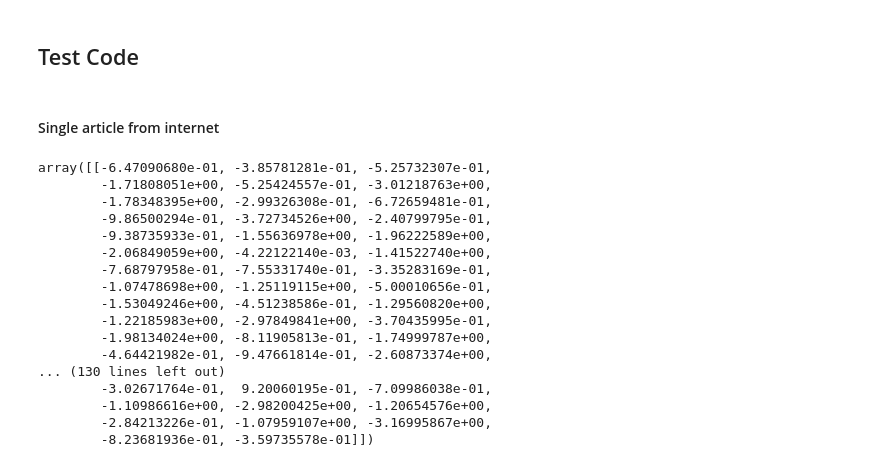
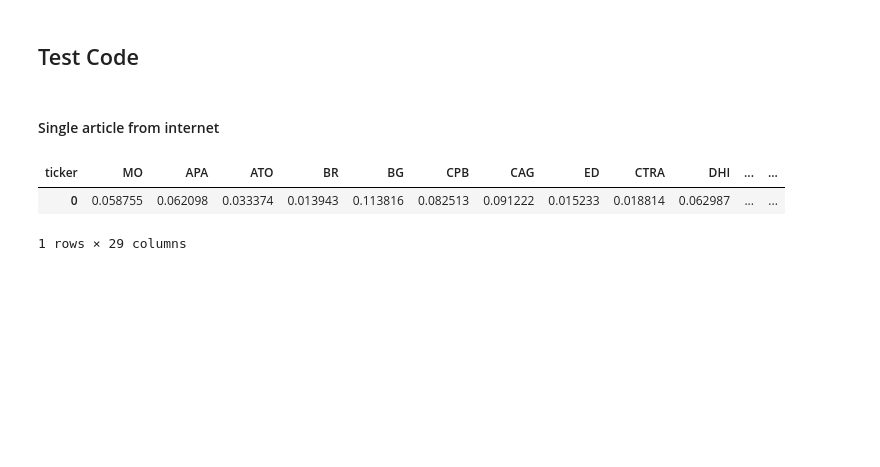
Before and after one commit to JiNathan/StockMarketPrediction, a Jupyter notebook: News_Data_Processing.ipynb, the cells around one changed output. Drawn from its saved outputs; the diff is of its cells as text; code cells hidden in the pictures; blank space fills up the shorter version.

```diff
--- a/News_Data_Processing.ipynb
+++ b/News_Data_Processing.ipynb
@@ -288,49 +313,36 @@ Later on Monday, Musk met with Israeli President Isaac Herzog, who decried “th
 
 “We need to fight it together, because on the platforms which you lead, unfortunately, there’s a harboring of a lot of all the hate,” Herzog told Musk.
 
 Referring to his meeting with Netanyahu, Musk called for three things to happen in Gaza: the killing of those who “insist on murdering civilians”; the overhaul of education, so a new generation of killers doesn’t take hold; and the development of prosperity.
 
 Watching Hamas militants kill innocents illustrated how propaganda can incite people to violence, Musk said.
 
 “These people have been fed propaganda since they were children. And it’s remarkable what humans are capable of if they’re fed falsehoods from when they are children,” Musk said. “They will think that the murder of innocent people is a good thing. That is how much propaganda can affect people’s minds.”
 
 Starlink deal
 Separately on Monday, Musk reached a “principle understanding” with Israel to operate SpaceX’s Starlink satellites in Gaza, according to Israeli Communications Minister Shlomo Karhi, but only with Israeli approval.
 
 Israeli officials have warned him against supplying aid organizations within Gaza with internet connectivity through Starlink, saying it would be used by Hamas.
 
 Gaza has suffered several communications blackouts since the war began, effectively sealing off the enclave’s residents from the outside world and one another. Aid groups inside the strip said Palestinians were unable to contact emergency services amid heavy strikes under those blackouts.
 
 “This understanding is vital, as is it for everyone who desires a better world, free of evil and free of anti-Semitism, for our children’s sake,” Karhi wrote on X before welcoming Musk to the country.
 
 SpaceX did not immediately respond to a request for comment.
 
 How Starlink would operate in Gaza was not immediately clear. Starlink uses a constellation of about 5,000 satellites operated by SpaceX to beam internet signals to stations on the ground. It’s used primarily in rural and remote areas without broadband access to the internet and has served as a communications lifeline in disaster zones.
 
 But it has also sparked controversy, especially in the war in Ukraine, where government officials have called it critical to that country’s war effort against Russian invaders.
 
 Musk has said that he did not want it to be used for offensive purposes on the grounds that it could escalate the conflict, and when Ukraine asked that it be turned on for an attack on Russian forces in Crimea, he refused. At the time, the Pentagon did not have a contract with SpaceX for the use of the Starlink system. Since then, however, it has agreed to a contract for Starlink’s use in Ukraine, though it has declined to discuss the nature of the contract or how it governs the use of the system.
 
 Starlink receivers also reportedly have been sent to Iran for use by dissidents there, though the details are unknown.'''
 convert = lambda article: re.sub(r'&#\d+;', '',  article.lower())
 article_fit = tfidf_vectorizer.transform([convert(article)])
-article_and_stocks = pd.DataFrame(article_fit.toarray() @ count_docs.T, columns=hold.index)
-multi_output_regressor.predict(article_and_stocks)
+article_and_stocks = pd.DataFrame(article_fit.toarray(), columns=tfidf_vectorizer.get_feature_names_out())
+results = pd.DataFrame(alt_regressor.predict(article_and_stocks), columns=hold.index)
+results.loc[:, results.ge(0).any()]
 # %% [output]
+| ticker | MO | APA | ATO | BR | BG | CPB | CAG | ED | CTRA | DHI | ... | ... |
+| 0 | 0.058755 | 0.062098 | 0.033374 | 0.013943 | 0.113816 | 0.082513 | 0.091222 | 0.015233 | 0.018814 | 0.062987 | ... | ... |
-array([[-6.47090680e-01, -3.85781281e-01, -5.25732307e-01,
-        -1.71808051e+00, -5.25424557e-01, -3.01218763e+00,
-        -1.78348395e+00, -2.99326308e-01, -6.72659481e-01,
-        -9.86500294e-01, -3.72734526e+00, -2.40799795e-01,
-        -9.38735933e-01, -1.55636978e+00, -1.96222589e+00,
-        -2.06849059e+00, -4.22122140e-03, -1.41522740e+00,
-        -7.68797958e-01, -7.55331740e-01, -3.35283169e-01,
-        -1.07478698e+00, -1.25119115e+00, -5.00010656e-01,
-        -1.53049246e+00, -4.51238586e-01, -1.29560820e+00,
-        -1.22185983e+00, -2.97849841e+00, -3.70435995e-01,
-        -1.98134024e+00, -8.11905813e-01, -1.74999787e+00,
-        -4.64421982e-01, -9.47661814e-01, -2.60873374e+00,
-... (130 lines left out)
-        -3.02671764e-01,  9.20060195e-01, -7.09986038e-01,
-        -1.10986616e+00, -2.98200425e+00, -1.20654576e+00,
-        -2.84213226e-01, -1.07959107e+00, -3.16995867e+00,
-        -8.23681936e-01, -3.59735578e-01]])
+1 rows × 29 columns
```
Also changed, not shown: parts of 5 cells of this notebook.
